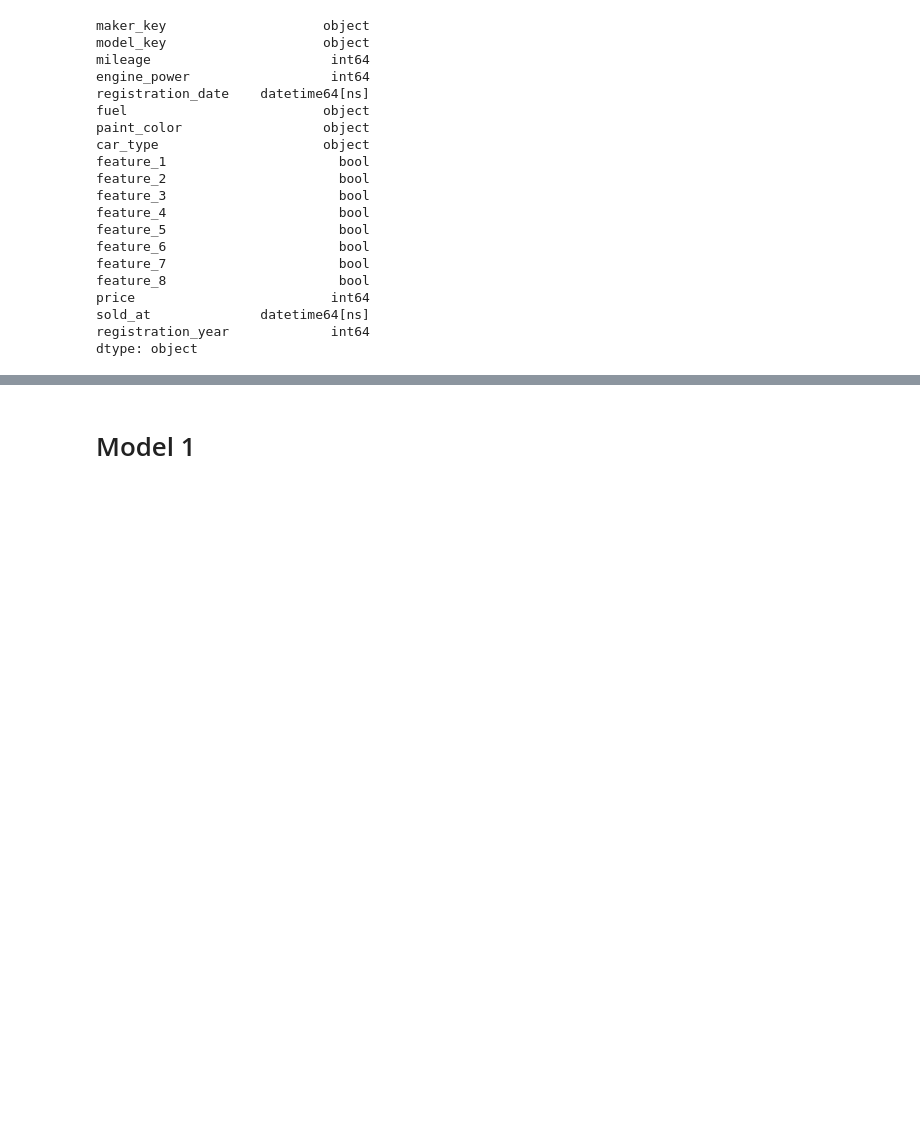
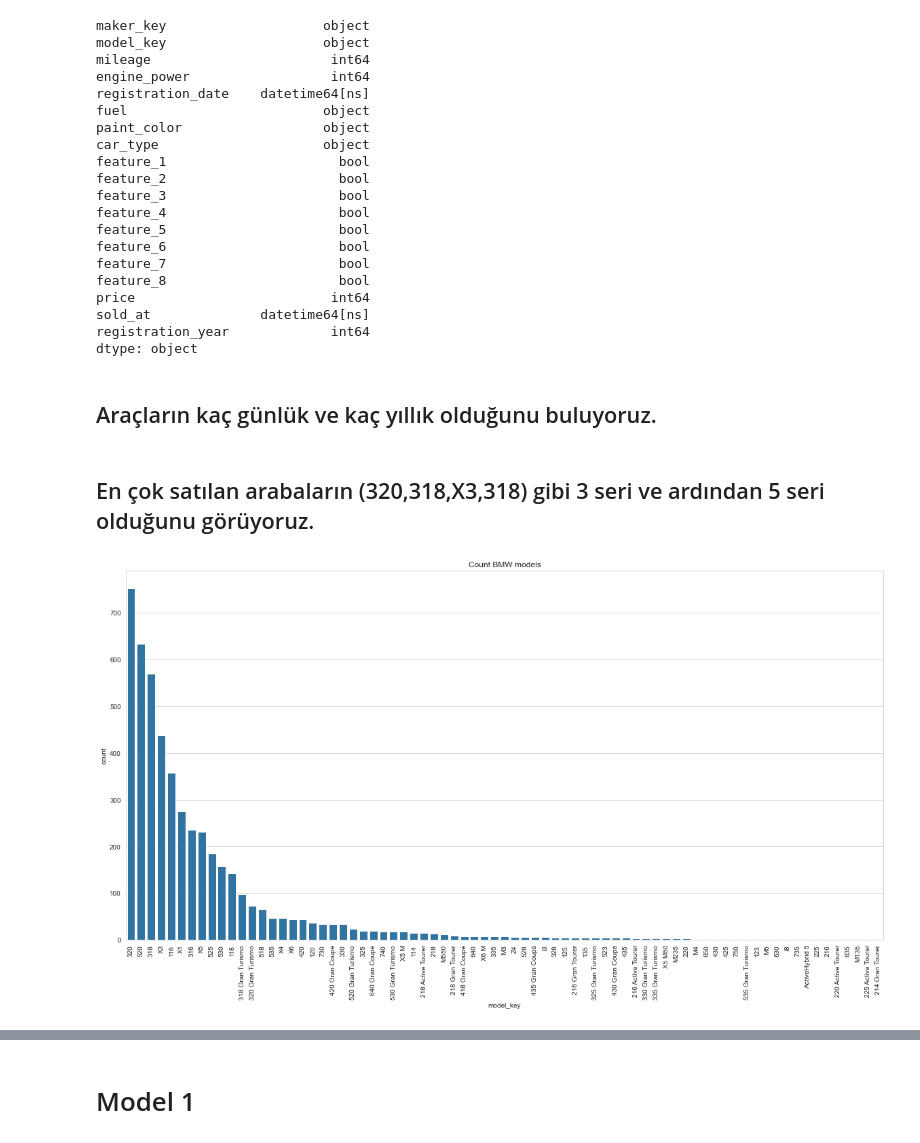
Before and after one commit to mustafaktaas/Python_DeepLearning, a Jupyter notebook: CarPricePredictionANN.ipynb, the cells around one changed output, grey strips where cells are left out. Saved outputs shown, nothing was run; the diff lists cells and outputs as text; code cells hidden in the pictures; blank space fills up the shorter version.

```diff
--- a/CarPricePredictionANN.ipynb
+++ b/CarPricePredictionANN.ipynb
@@ -226,6 +226,18 @@ price                         int64
 sold_at              datetime64[ns]
 registration_year             int64
 dtype: object
+# %% [markdown]
+## Araçların kaç günlük ve kaç yıllık olduğunu buluyoruz.
 # %%
  data['vechile_days']=data['sold_at']-data['registration_date']
 data['year_diff']=data['sold_at'].dt.year-data['registration_year']
+# %% [markdown]
+## En çok satılan arabaların (320,318,X3,318) gibi 3 seri ve ardından 5 seri olduğunu görüyoruz.
+# %%
+plt.figure(figsize=(20,10))
+color=sns.color_palette()[0]
+sns.countplot(data=data,x='model_key',color=color,order=data.model_key.value_counts().index);
+plt.xticks(rotation=90);
+plt.title('Count BMW models');
+# %% [output]
+[figure, added]
```
Also changed, not shown: parts of 14 cells of this notebook.
